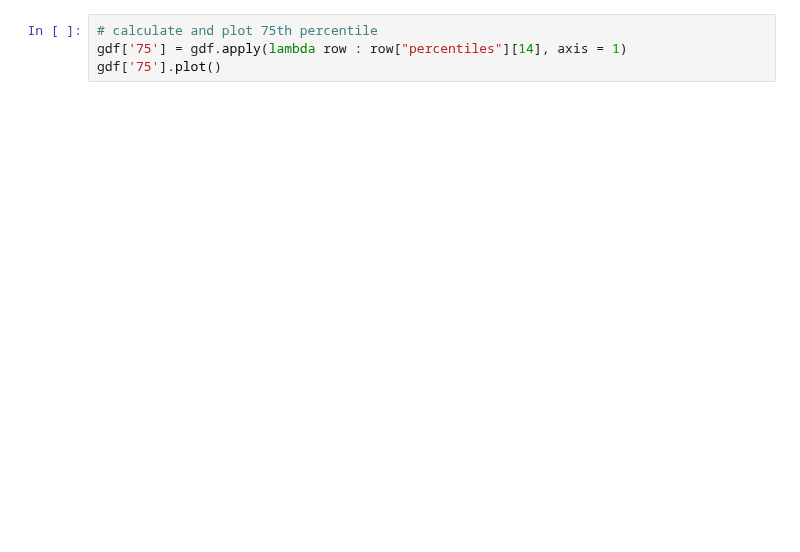
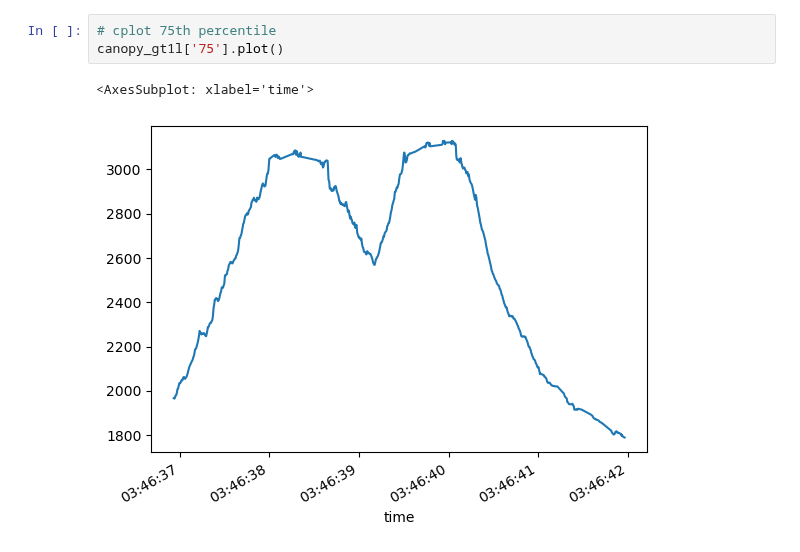
Before and after one commit to SlideRuleEarth/sliderule-python, a Jupyter notebook: examples/PhoREAL.ipynb, the cells around one changed output. Saved outputs shown, nothing was run; the diff lists cells and outputs as text; blank space fills up the shorter version.

```diff
--- a/examples/PhoREAL.ipynb
+++ b/examples/PhoREAL.ipynb
@@ -37,4 +66,6 @@ gdf
 # %%
-# calculate and plot 75th percentile
-gdf['75'] = gdf.apply(lambda row : row["percentiles"][14], axis = 1)
-gdf['75'].plot()
+# cplot 75th percentile
+canopy_gt1l['75'].plot()
+# %% [output]
+<AxesSubplot: xlabel='time'>
+[figure, added]
```
Also changed, not shown: parts of 12 cells of this notebook, 1 other file.
